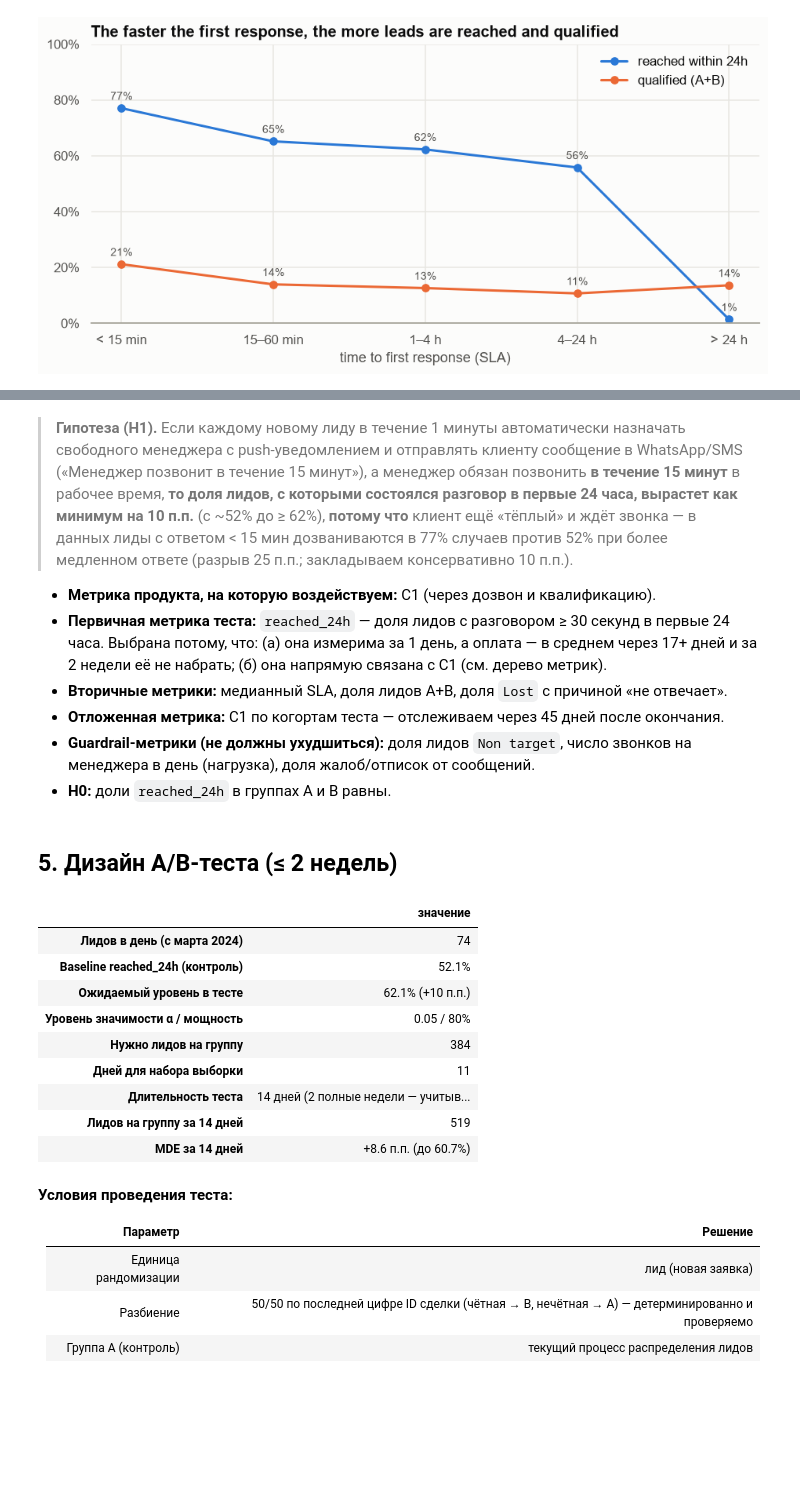
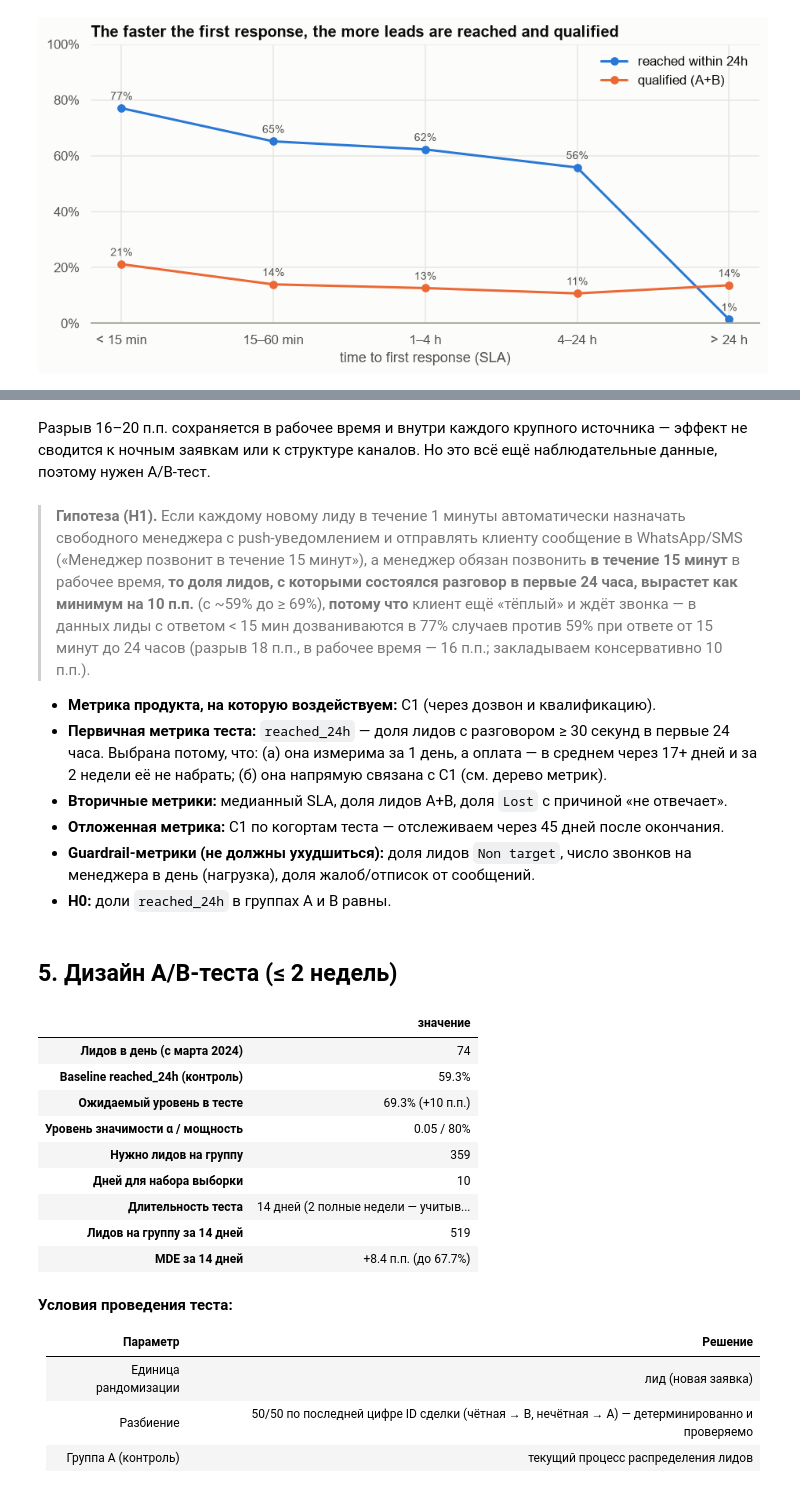
Before and after one commit to yerkovskayuliia-pixel/data-analytics-portfolio, a Jupyter notebook: python-crm-analysis/notebooks/03_unit_economics_ab_test_RU.ipynb, the cells around one changed output, grey strips where cells are left out. Drawn from its saved outputs; the diff is of its cells as text; code cells hidden in the pictures; blank space fills up the shorter version.

```diff
--- a/python-crm-analysis/notebooks/03_unit_economics_ab_test_RU.ipynb
+++ b/python-crm-analysis/notebooks/03_unit_economics_ab_test_RU.ipynb
@@ -61,7 +61,7 @@ UA_total, AC_total = len(deals), spend["spend"].sum()
 
 stud = deals[deals["is_student"] & deals["product"].isin(PRODUCTS)]
 ue = pd.DataFrame(index=PRODUCTS)
-ue["UA"] = (share * UA_total).round()
+ue["UA"] = share * UA_total
 ue["B"] = stud.groupby("product", observed=True).size().reindex(PRODUCTS)
 ue["T"] = stud.groupby("product", observed=True)["payments_count"].sum().reindex(PRODUCTS)
 ue["Revenue"] = stud.groupby("product", observed=True)["revenue"].sum().reindex(PRODUCTS)
@@ -246,0 +251,13 @@ save(fig, "03_hypothesis_evidence"); plt.show()
+# %%
+fast = deals["sla_bucket"].eq("< 15 min")
+slow = deals["sla_bucket"].isin(["15–60 min", "1–4 h", "4–24 h"])
+work = deals["created_time"].dt.hour.between(9, 17) & (deals["created_time"].dt.dayofweek < 5)
+check = {"все лиды": deals.index == deals.index, "рабочее время (пн–пт, 9–18)": work}
+for s in ["Facebook Ads", "Google Ads"]:
+    check[s] = deals["source"].eq(s)
+robust = pd.DataFrame({
+    name: {"< 15 мин": deals.loc[mask & fast, "reached_24h"].mean(),
+           "15 мин – 24 ч": deals.loc[mask & slow, "reached_24h"].mean()}
+    for name, mask in check.items()}).T
+robust["разрыв, п.п."] = (robust["< 15 мин"] - robust["15 мин – 24 ч"]) * 100
+robust.style.format({"< 15 мин": "{:.1%}", "15 мин – 24 ч": "{:.1%}", "разрыв, п.п.": "{:+.1f}"})
@@ -247,11 +270,14 @@ save(fig, "03_hypothesis_evidence"); plt.show()
+# %% [markdown]
+Разрыв 16–20 п.п. сохраняется в рабочее время и внутри каждого крупного источника — эффект не сводится к
+ночным заявкам или к структуре каналов. Но это всё ещё наблюдательные данные, поэтому нужен A/B-тест.
 # %% [markdown]
 > **Гипотеза (H1).** Если каждому новому лиду в течение 1 минуты автоматически назначать свободного менеджера
 > с push-уведомлением и отправлять клиенту сообщение в WhatsApp/SMS («Менеджер позвонит в течение 15 минут»),
 > а менеджер обязан позвонить **в течение 15 минут** в рабочее время,
 > **то доля лидов, с которыми состоялся разговор в первые 24 часа, вырастет как минимум на 10 п.п.**
-> (с ~52% до ≥ 62%), **потому что** клиент ещё «тёплый» и ждёт звонка — в данных лиды с ответом < 15 мин
-> дозваниваются в 77% случаев против 52% при более медленном ответе (разрыв 25 п.п.; закладываем
-> консервативно 10 п.п.).
+> (с ~59% до ≥ 69%), **потому что** клиент ещё «тёплый» и ждёт звонка — в данных лиды с ответом < 15 мин
+> дозваниваются в 77% случаев против 59% при ответе от 15 минут до 24 часов (разрыв 18 п.п., в рабочее
+> время — 16 п.п.; закладываем консервативно 10 п.п.).
 
 - **Метрика продукта, на которую воздействуем:** C1 (через дозвон и квалификацию).
 - **Первичная метрика теста:** `reached_24h` — доля лидов с разговором ≥ 30 секунд в первые 24 часа.
@@ -268,42 +294,42 @@ save(fig, "03_hypothesis_evidence"); plt.show()
 recent = deals[deals["created_time"] >= "2024-03-01"]
 leads_per_day = len(recent) / recent["created_time"].dt.normalize().nunique()
 
-slow = deals["sla_bucket"].isin(["15–60 min", "1–4 h", "4–24 h", "> 24 h"])
+# контроль — лиды с ответом от 15 мин до 24 ч (корзину «> 24 h» исключаем, см. раздел 4)
 p_control = deals.loc[slow, "reached_24h"].mean()
 p_treatment = p_control + 0.10
 alpha, power = 0.05, 0.80
 effect = proportion_effectsize(p_treatment, p_control)
 n_per_group = int(np.ceil(NormalIndPower().solve_power(effect, alpha=alpha, power=power, ratio=1)))
 days_needed = int(np.ceil(2 * n_per_group / leads_per_day))
 
 n_14 = int(leads_per_day * 14 / 2)
 mde_h = NormalIndPower().solve_power(nobs1=n_14, alpha=alpha, power=power, ratio=1)
 # обратное преобразование Коэна h -> доля
 mde_p = np.sin(np.arcsin(np.sqrt(p_control)) + mde_h / 2) ** 2
 
 design = pd.Series({
     "Лидов в день (с марта 2024)": f"{leads_per_day:.0f}",
     "Baseline reached_24h (контроль)": f"{p_control:.1%}",
     "Ожидаемый уровень в тесте": f"{p_treatment:.1%} (+10 п.п.)",
     "Уровень значимости α / мощность": f"{alpha} / {power:.0%}",
     "Нужно лидов на группу": f"{n_per_group:,}",
     "Дней для набора выборки": days_needed,
     "Длительность теста": "14 дней (2 полные недели — учитывает недельную сезонность)",
     "Лидов на группу за 14 дней": f"{n_14:,}",
     "MDE за 14 дней": f"{(mde_p - p_control) * 100:+.1f} п.п. (до {mde_p:.1%})",
 }, name="значение")
 design.to_frame()
 # %% [output]
 |  | значение |
 | Лидов в день (с марта 2024) | 74 |
-| Baseline reached_24h (контроль) | 52.1% |
-| Ожидаемый уровень в тесте | 62.1% (+10 п.п.) |
+| Baseline reached_24h (контроль) | 59.3% |
+| Ожидаемый уровень в тесте | 69.3% (+10 п.п.) |
 | Уровень значимости α / мощность | 0.05 / 80% |
-| Нужно лидов на группу | 384 |
-| Дней для набора выборки | 11 |
+| Нужно лидов на группу | 359 |
+| Дней для набора выборки | 10 |
 | Длительность теста | 14 дней (2 полные недели — учитыв... |
 | Лидов на группу за 14 дней | 519 |
-| MDE за 14 дней | +8.6 п.п. (до 60.7%) |
+| MDE за 14 дней | +8.4 п.п. (до 67.7%) |
 # %% [markdown]
 **Условия проведения теста:**
 
```
Also changed, not shown: parts of 6 cells of this notebook, 16 other files.
